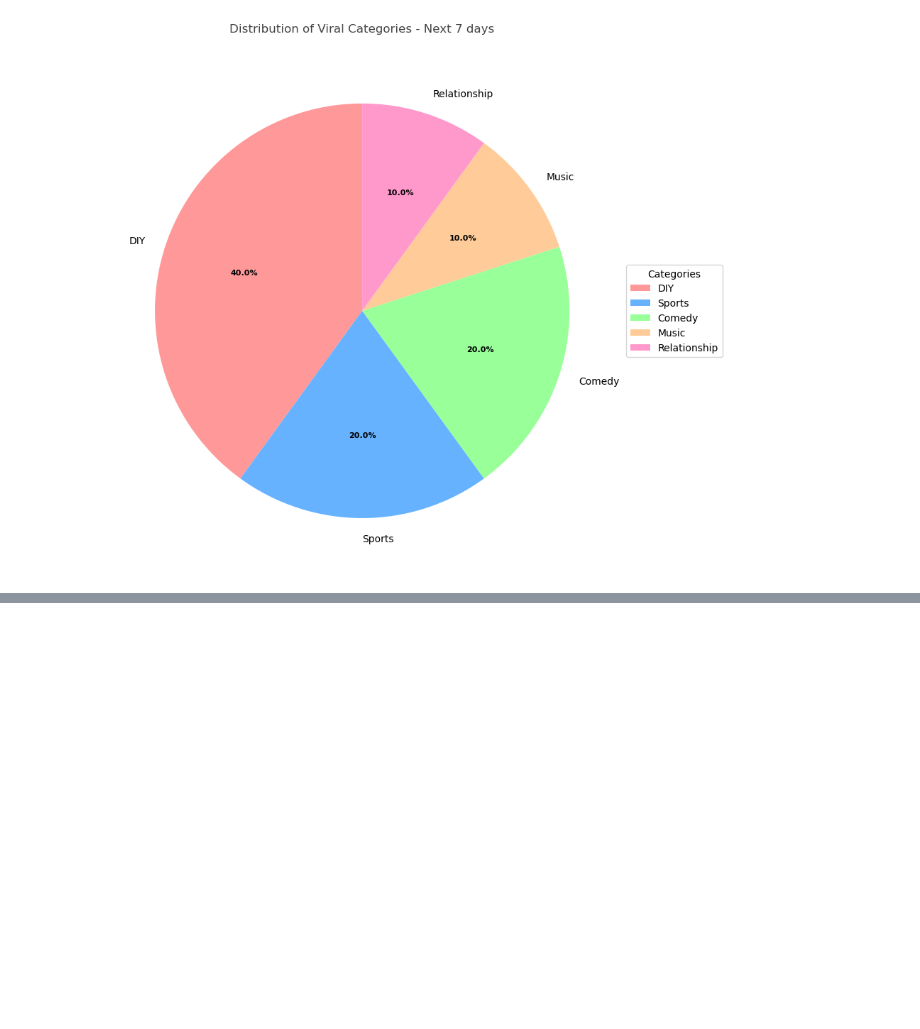
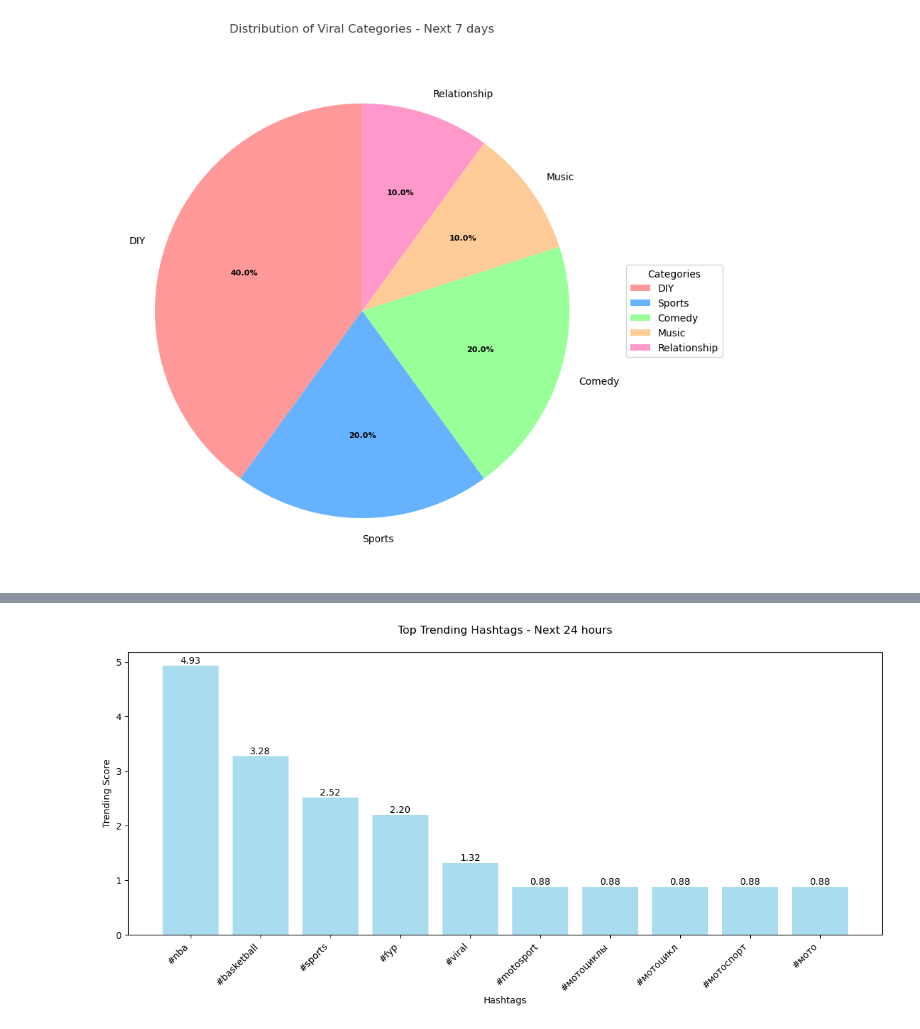
Before and after one commit to Qarsie/Tiktok_Py, a Jupyter notebook: q6v2.ipynb, the cells around one changed output, grey strips where cells are left out. Cells and saved outputs as stored; diff of their text form; code cells hidden in the pictures; blank space fills up the shorter version.

```diff
--- a/q6v2.ipynb
+++ b/q6v2.ipynb
@@ -528,3 +537,98 @@ Music           1
 Relationship    1
 Name: count, dtype: int64
 [figure]
+# %%
+# --- 11. Predict Viral (Hashtags) ---
+def predict_viral_hashtags(viral_df, top_n=10):
+    """
+    Analyze and predict top viral hashtags from predicted viral videos
+    """
+    if viral_df.empty or 'hashtag_list' not in viral_df.columns:
+        print("No viral predictions or hashtags missing.")
+        return pd.Series(dtype=int)
+
+    # Convert string representation of list to actual list
+    viral_df = viral_df.copy()
+    viral_df['hashtag_list'] = viral_df['hashtag_list'].apply(
+        lambda x: eval(x) if isinstance(x, str) and x.startswith('[') else ([x] if isinstance(x, str) else x)
+    )
+
+    # Explode hashtags into rows
+    exploded = viral_df.explode('hashtag_list')
+
+    # Remove empty hashtags and clean
+    exploded = exploded[exploded['hashtag_list'].notna() & (exploded['hashtag_list'] != "")]
+
+    # Weight hashtags by prediction confidence
+    weighted_hashtags = pd.DataFrame({
+        'hashtag': exploded['hashtag_list'],
+        'confidence': exploded['confidence_score']
+    })
+
+    # Calculate weighted frequency
+    hashtag_scores = weighted_hashtags.groupby('hashtag')['confidence'].agg([
+        'count',
+        'mean',
+        'sum'
+    ]).sort_values('sum', ascending=False)
+
+    # Add trending score (combination of frequency and confidence)
+    hashtag_scores['trending_score'] = hashtag_scores['count'] * hashtag_scores['mean']
+
+    # Sort by trending score
+    top_hashtags = hashtag_scores.sort_values('trending_score', ascending=False).head(top_n)
+
+    print("\nTop Trending Hashtags Analysis:")
+    print("=" * 50)
+    for idx, (hashtag, row) in enumerate(top_hashtags.iterrows(), 1):
+        print(f"{idx}. #{hashtag}")
+        print(f"   Frequency: {row['count']}")
+        print(f"   Avg Confidence: {row['mean']:.3f}")
+        print(f"   Trending Score: {row['trending_score']:.3f}")
+        print("-" * 30)
+
+    return top_hashtags
+
+# Add to your existing analysis section:
+if not top_viral_24h.empty:
+    print("\nPredicted Viral Hashtags - Next 24 Hours:")
+    predict_viral_hashtags(top_viral_24h)
+
+if not top_viral_7d.empty:
+    print("\nPredicted Viral Hashtags - Next 7 Days:")
+    predict_viral_hashtags(top_viral_7d)
+
+# Optional: Visualize top hashtags
+def visualize_viral_hashtags(viral_df, period="24 hours"):
+    """
+    Create visualization for top viral hashtags
+    """
+    top_hashtags = predict_viral_hashtags(viral_df)
+
+    plt.figure(figsize=(12, 6))
+
+    # Create bar plot
+    plt.bar(range(len(top_hashtags)), top_hashtags['trending_score'],
+            color='skyblue', alpha=0.7)
+
+    # Customize plot
+    plt.title(f'Top Trending Hashtags - Next {period}', pad=20)
+    plt.xlabel('Hashtags')
+    plt.ylabel('Trending Score')
+
+    # Add hashtag labels
+    plt.xticks(range(len(top_hashtags)), ['#' + idx for idx in top_hashtags.index],
+               rotation=45, ha='right')
+
+    # Add value labels on top of bars
+    for i, v in enumerate(top_hashtags['trending_score']):
+        plt.text(i, v, f'{v:.2f}', ha='center', va='bottom')
+
+    plt.tight_layout()
+    plt.show()
+
+if not top_viral_24h.empty:
+    visualize_viral_hashtags(top_viral_24h, "24 hours")
+if not top_viral_7d.empty:
+    visualize_viral_hashtags(top_viral_7d, "7 days")
+# %% [output]
@@ -530,0 +652 @@ Name: count, dtype: int64
+[figure, added]
```
Also changed, not shown: parts of 3 cells of this notebook, 9 other files.
